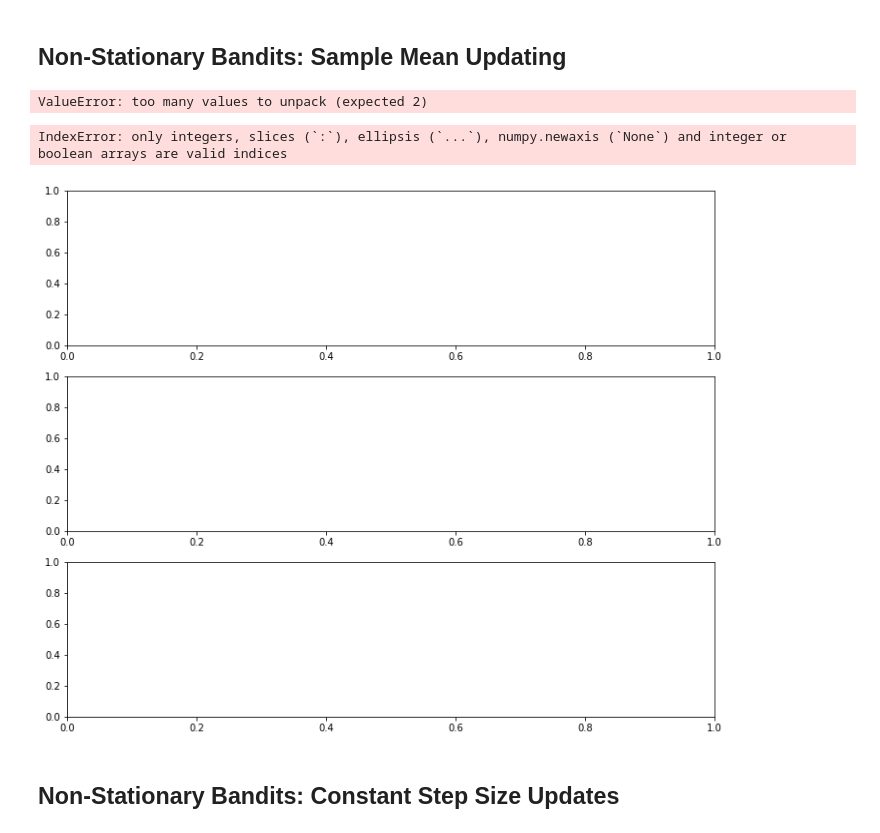
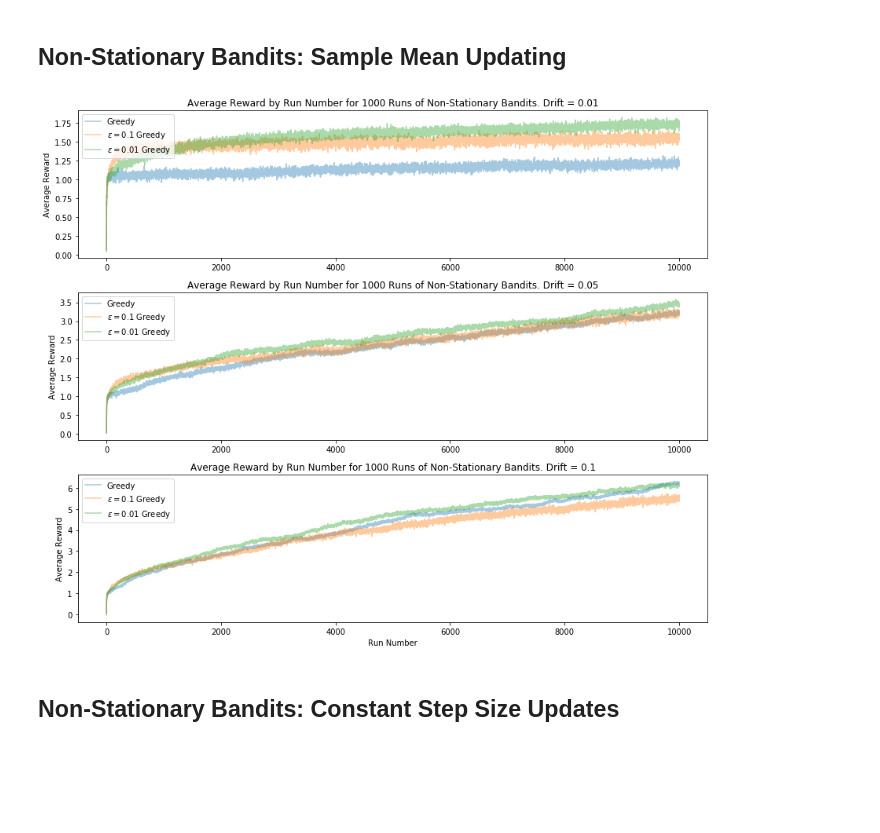
Before and after one commit to madrury/reinforcement-learning, a Jupyter notebook: multi-armed-bandits.ipynb, the cells around one changed output. Cells and saved outputs as stored; diff of their text form; code cells hidden in the pictures; blank space fills up the shorter version.

Commit message:
Add optimistic intial value initialization.

```diff
--- a/multi-armed-bandits.ipynb
+++ b/multi-armed-bandits.ipynb
@@ -56,19 +56,0 @@ _ = seaborn.violinplot(bandits_long[:, 1], bandits_long[:, 0], color="grey")
-# %%
-import numpy as np
-from scipy.stats import norm
-import random
-
-n_bootstraps = 2000
-n_bandits = 10
-
-means = []
-
-for i in range(n_bootstraps):
-    bandit_means = np.random.normal(size=10)
-    bandits = [norm(loc=bandit_mean) for bandit_mean in bandit_means]
-    while True:
-        b = random.choice(bandits)
-        x = b.rvs()
-        if x > 0:
-            means.append(b.mean())
-            break
@@ -229,0 +241,12 @@ plt.legend()
+# %%
+fig, ax = plt.subplots(figsize=(12, 4))
+
+ax.plot(range(n_times), correct_choices_greedy, alpha=0.4,
+        label="Greedy")
+ax.plot(range(n_times), correct_choices_e1, alpha=0.4,
+         label="$\epsilon=0.1$ Greedy")
+
+ax.set_xlabel("Run Number")
+ax.set_ylabel("Proportion of Optimal Choices")
+ax.set_title(f"Proportion of Times Best Bandit was Chose over {n_bootstraps} Runs of Stationary Testbed")
+plt.legend()
@@ -234,7 +260,7 @@ drifts = [0.01, 0.05, 0.1]
 n_bootstraps = 1000
 n_times = 10000
 
-mean_rewards_greedy = {
+greedy_various_drifts = {
     drift: bootstrap_bandits(
         n_bootstraps=n_bootstraps,
         n_times=n_times,
@@ -242,15 +268,15 @@ mean_rewards_greedy = {
         epsilon=0.0,
         bandit_maker=non_stationary_bandit_maker(drift=drift))
     for drift in drifts}
-mean_rewards_e1 = {drift:
-    bootstrap_bandits(
+e1_various_drifts = {
+    drift: bootstrap_bandits(
         n_bootstraps=n_bootstraps,
         n_times=n_times,
         alpha=0.1,
         epsilon=0.1,
         bandit_maker=non_stationary_bandit_maker(drift=drift))
     for drift in drifts}
-mean_rewards_e01 = {
+e01_various_drifts = {
     drift: bootstrap_bandits(
         n_bootstraps=n_bootstraps,
         n_times=n_times,
@@ -258,27 +284,24 @@ mean_rewards_e01 = {
         epsilon=0.01,
         bandit_maker=non_stationary_bandit_maker(drift=drift))
     for drift in drifts}
-# %% [output]
-ValueError: too many values to unpack (expected 2)
 # %%
 fig, axs = plt.subplots(3, figsize=(12, 10))
 
 for i, (drift, ax) in enumerate(zip(drifts, axs.flatten())):
-    ax.plot(range(n_times), mean_rewards_greedy[drift], alpha=0.4,
+    ax.plot(range(n_times), greedy_various_drifts[drift][0], alpha=0.4,
             label="Greedy")
-    ax.plot(range(n_times), mean_rewards_e1[drift], alpha=0.4,
+    ax.plot(range(n_times), e1_various_drifts[drift][0], alpha=0.4,
             label="$\epsilon=0.1$ Greedy")
-    ax.plot(range(n_times), mean_rewards_e01[drift], alpha=0.4,
+    ax.plot(range(n_times), e01_various_drifts[drift][0], alpha=0.4,
             label="$\epsilon=0.01$ Greedy")
     if i == 2:
         ax.set_xlabel("Run Number")
     ax.set_ylabel("Average Reward")
     ax.set_title(f"Average Reward by Run Number for 1000 Runs of Non-Stationary Bandits. Drift = {drift}")
     ax.legend(loc="upper left")
 fig.tight_layout()
 # %% [output]
-IndexError: only integers, slices (`:`), ellipsis (`...`), numpy.newaxis (`None`) and integer or boolean arrays are valid indices
-[figure, old version]
+[figure, new version]
 # %% [markdown]
 ## Non-Stationary Bandits: Constant Step Size Updates
 # %%
```
Also changed, not shown: parts of 18 cells of this notebook.
